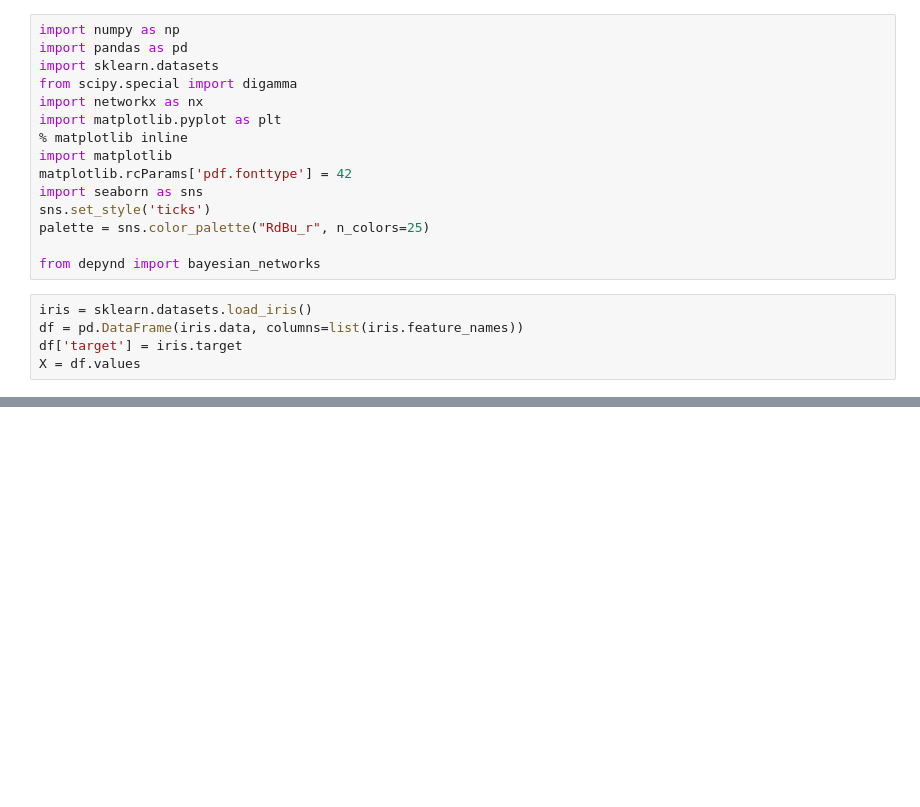
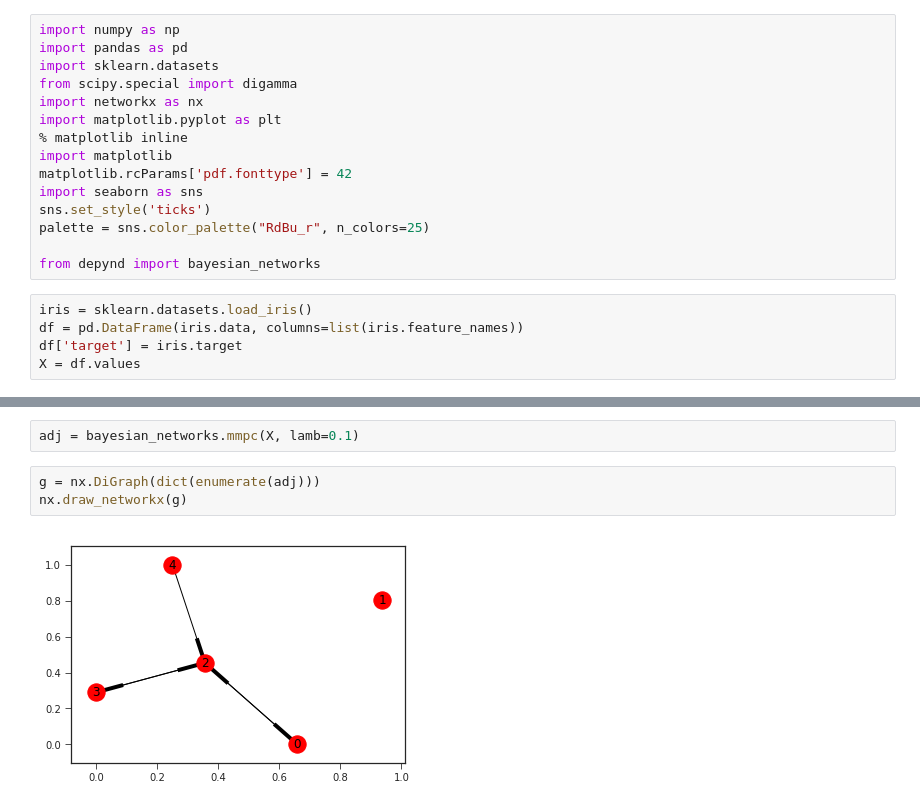
Before and after one commit to ytakashina/depynd, a Jupyter notebook: bayesian_networks.ipynb, the cells around one changed output, grey strips where cells are left out. Drawn from its saved outputs; the diff is of its cells as text; blank space fills up the shorter version.

```diff
--- a/bayesian_networks.ipynb
+++ b/bayesian_networks.ipynb
@@ -30,0 +31,7 @@ nx.draw_networkx(g)
+# %%
+adj = bayesian_networks.mmpc(X, lamb=0.1)
+# %%
+g = nx.DiGraph(dict(enumerate(adj)))
+nx.draw_networkx(g)
+# %% [output]
+[figure, added]
```
Also changed, not shown: parts of 2 cells of this notebook, 1 other file.
